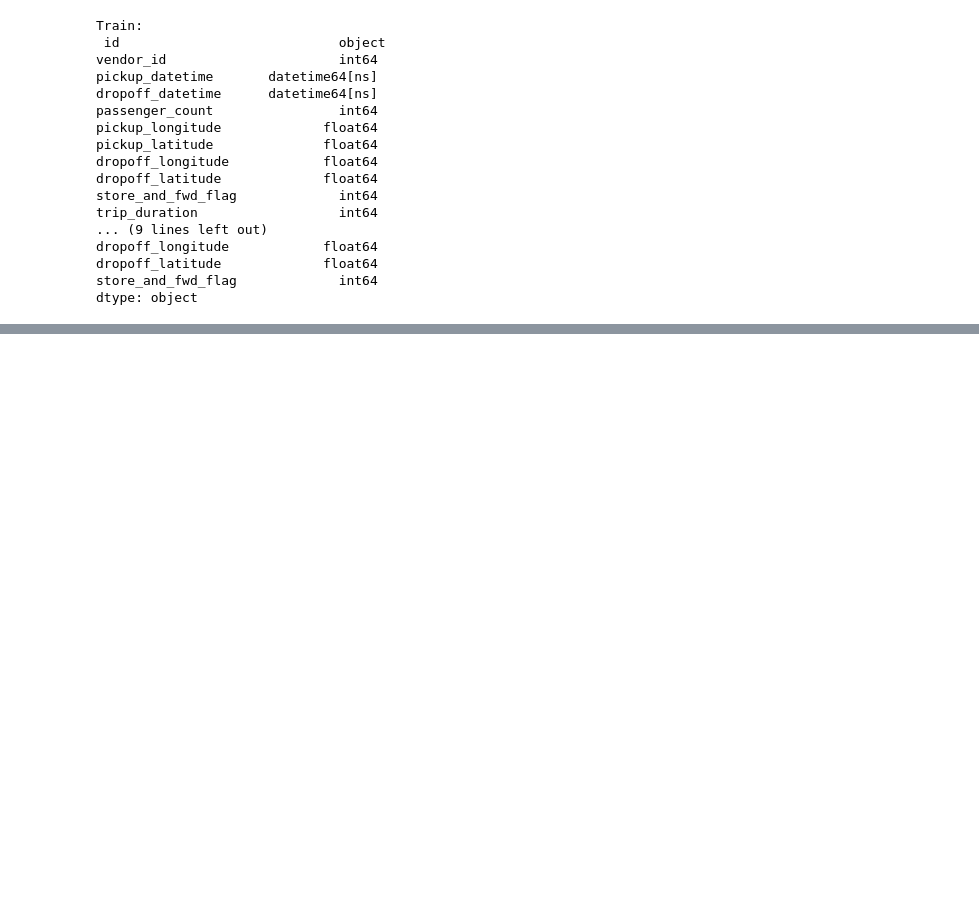
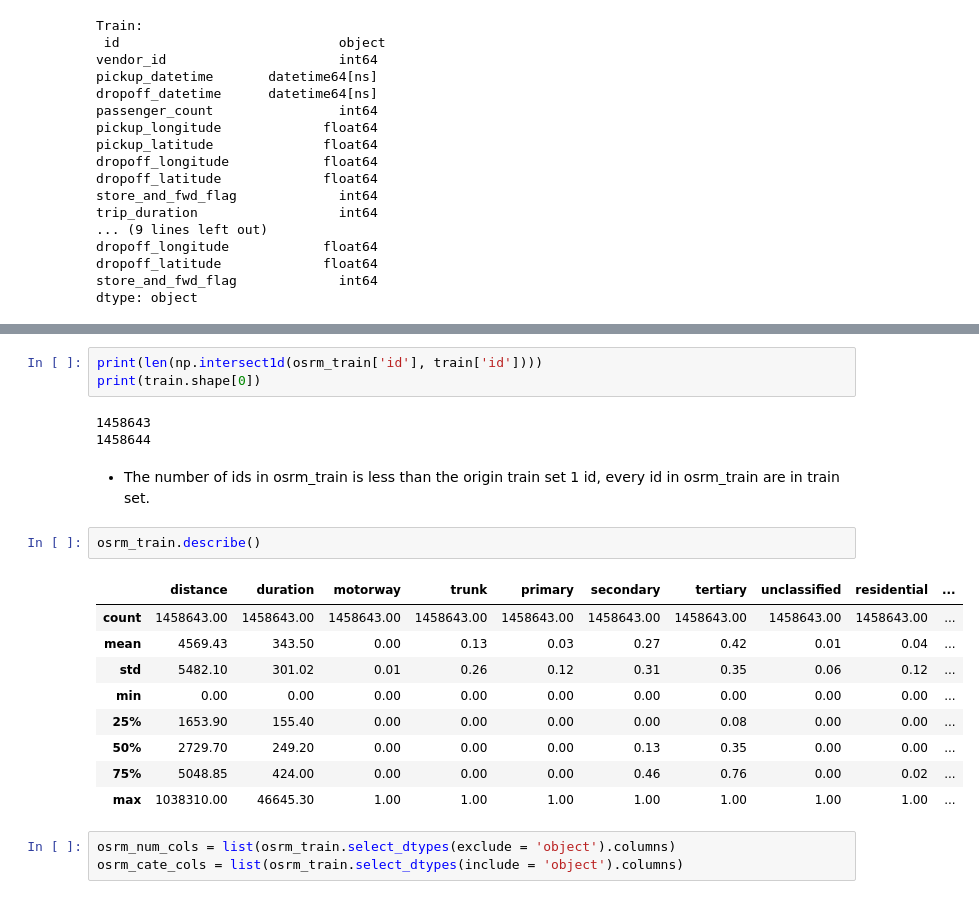
Before and after one commit to AnhDao1411/CSC14115, a Jupyter notebook: project.ipynb, the cells around one changed output, grey strips where cells are left out. Saved outputs shown, nothing was run; the diff lists cells and outputs as text; blank space fills up the shorter version.

```diff
--- a/project.ipynb
+++ b/project.ipynb
@@ -307,0 +401,23 @@ dtype: object
+# %%
+print(len(np.intersect1d(osrm_train['id'], train['id'])))
+print(train.shape[0])
+# %% [output]
+1458643
+1458644
+# %% [markdown]
+* The number of ids in osrm_train is less than the origin train set 1 id, every id in osrm_train are in train set.
+# %%
+osrm_train.describe()
+# %% [output]
+|  | distance | duration | motorway | trunk | primary | secondary | tertiary | unclassified | residential | ... |
+| count | 1458643.00 | 1458643.00 | 1458643.00 | 1458643.00 | 1458643.00 | 1458643.00 | 1458643.00 | 1458643.00 | 1458643.00 | ... |
+| mean | 4569.43 | 343.50 | 0.00 | 0.13 | 0.03 | 0.27 | 0.42 | 0.01 | 0.04 | ... |
+| std | 5482.10 | 301.02 | 0.01 | 0.26 | 0.12 | 0.31 | 0.35 | 0.06 | 0.12 | ... |
+| min | 0.00 | 0.00 | 0.00 | 0.00 | 0.00 | 0.00 | 0.00 | 0.00 | 0.00 | ... |
+| 25% | 1653.90 | 155.40 | 0.00 | 0.00 | 0.00 | 0.00 | 0.08 | 0.00 | 0.00 | ... |
+| 50% | 2729.70 | 249.20 | 0.00 | 0.00 | 0.00 | 0.13 | 0.35 | 0.00 | 0.00 | ... |
+| 75% | 5048.85 | 424.00 | 0.00 | 0.00 | 0.00 | 0.46 | 0.76 | 0.00 | 0.02 | ... |
+| max | 1038310.00 | 46645.30 | 1.00 | 1.00 | 1.00 | 1.00 | 1.00 | 1.00 | 1.00 | ... |
+# %%
+osrm_num_cols = list(osrm_train.select_dtypes(exclude = 'object').columns)
+osrm_cate_cols = list(osrm_train.select_dtypes(include = 'object').columns)
```
Also changed, not shown: parts of 12 cells of this notebook.
